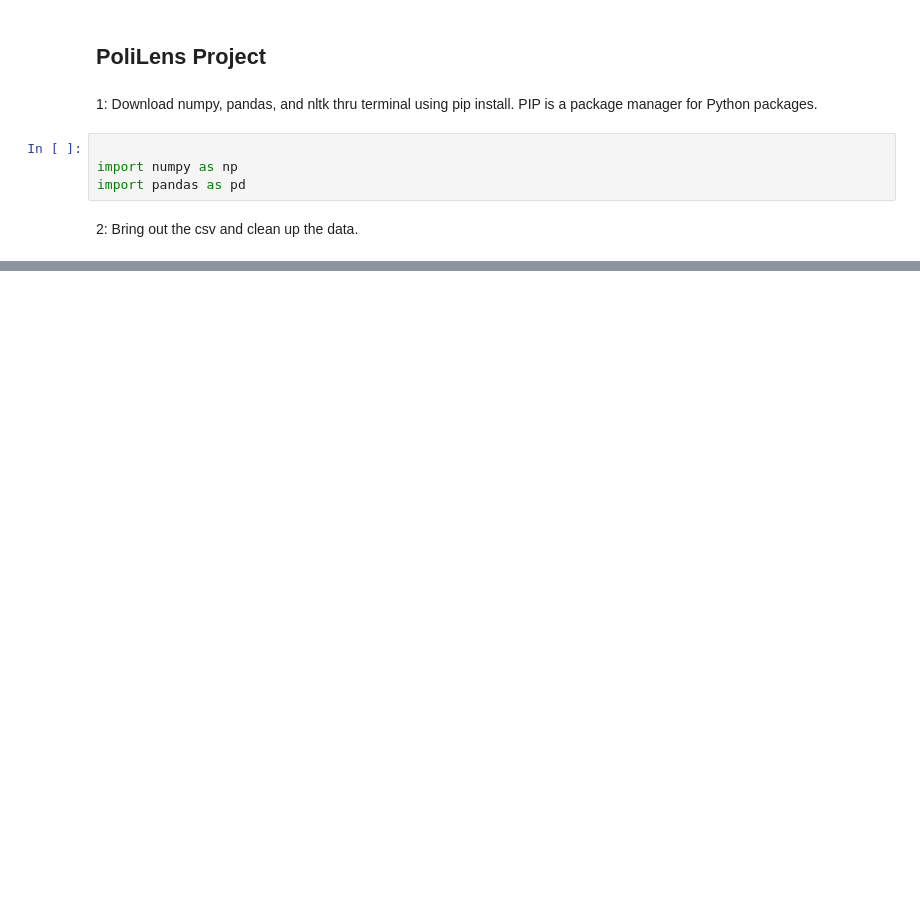
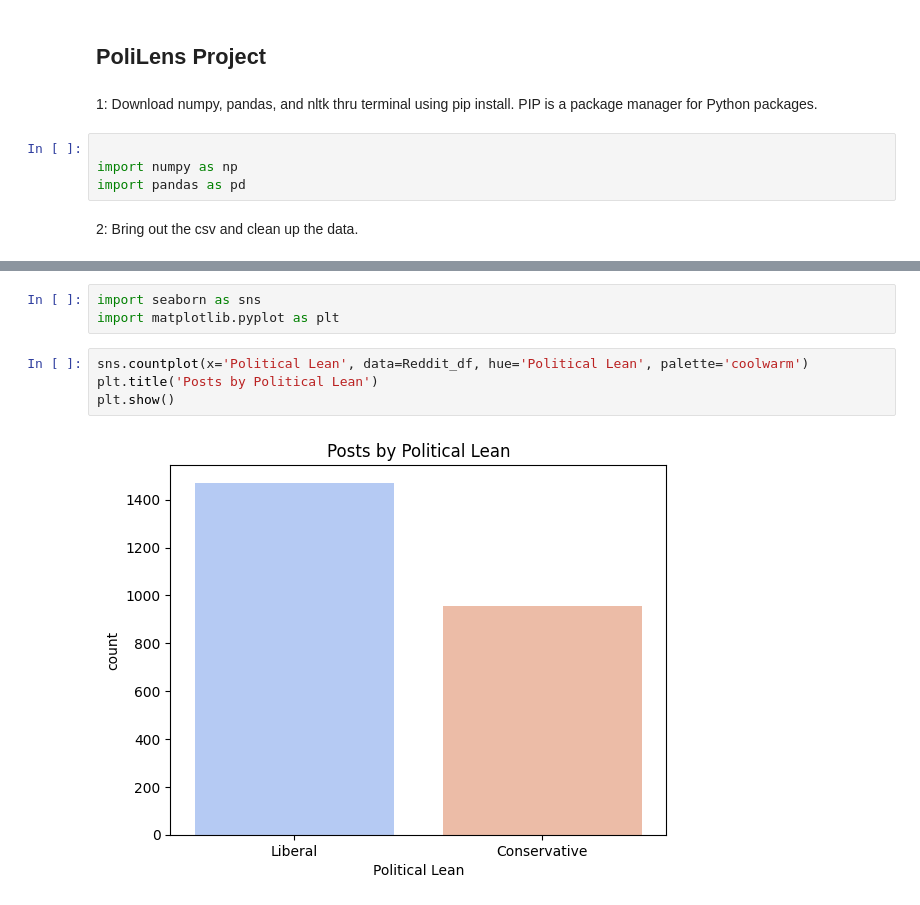
Before and after one commit to Atakamoto/PoliLens, a Jupyter notebook: Analysis_New.ipynb, the cells around one changed output, grey strips where cells are left out. Cells and saved outputs as stored; diff of their text form; blank space fills up the shorter version.

```diff
--- a/Analysis_New.ipynb
+++ b/Analysis_New.ipynb
@@ -47,0 +71,9 @@ Reddit_df
+# %%
+import seaborn as sns
+import matplotlib.pyplot as plt
+# %%
+sns.countplot(x='Political Lean', data=Reddit_df, hue='Political Lean', palette='coolwarm')
+plt.title('Posts by Political Lean')
+plt.show()
+# %% [output]
+[figure, added]
```
Also changed, not shown: parts of 7 cells of this notebook, 3 other files.
